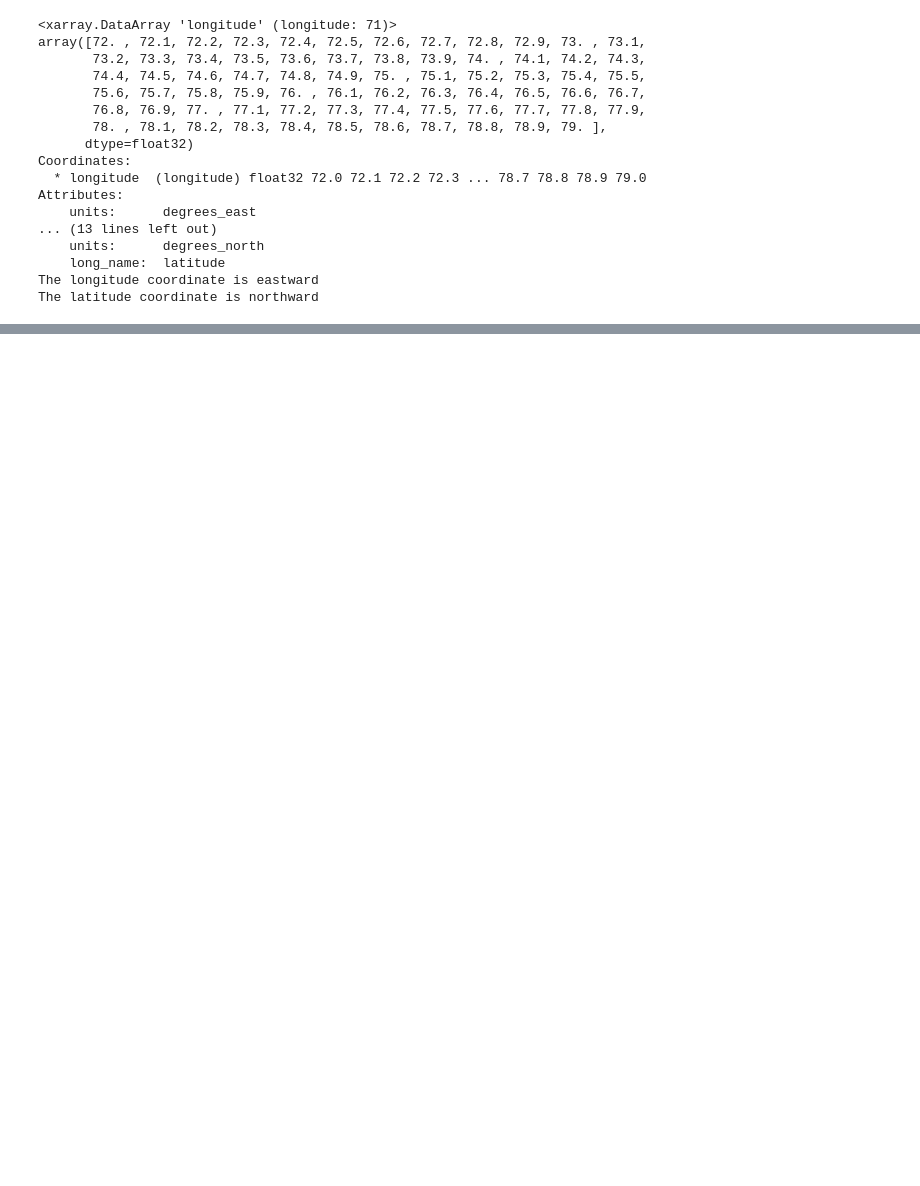
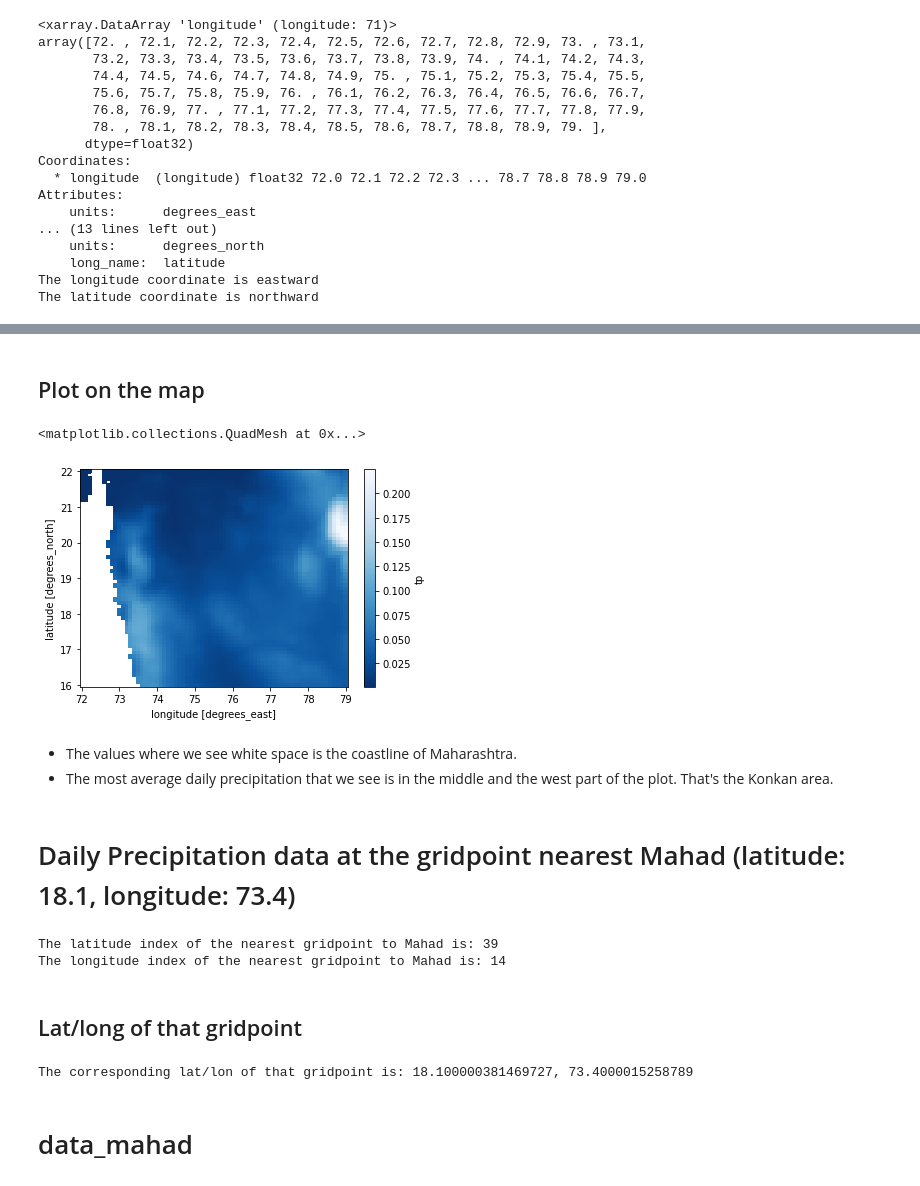
Before and after one commit to OmkarMehta/climate-data-science, a Jupyter notebook: Project/milestone2.ipynb, the cells around one changed output, grey strips where cells are left out. Drawn from its saved outputs; the diff is of its cells as text; code cells hidden in the pictures; blank space fills up the shorter version.

Commit message:
basic statistics, visualization

```diff
--- a/Project/milestone2.ipynb
+++ b/Project/milestone2.ipynb
@@ -146,0 +159,5 @@ The latitude coordinate is northward
+# %%
+# let's separate the data according to years
+data_2019 = data.sel(time=data.time.dt.year == 2019)
+data_2020 = data.sel(time=data.time.dt.year == 2020)
+data_2021 = data.sel(time=data.time.dt.year == 2021)
@@ -146,0 +252,4 @@ The latitude coordinate is northward
+# %%
+# Get the total precipitation data on July 22
+tp_2021 = data_2021.tp.sel(time=data_2021.time.dt.month == 7).sel(time=data_2021.time.dt.day == 22)
+tp_2021
@@ -146,0 +268,4 @@ The latitude coordinate is northward
+# %%
+# get the max daily precipitation for tp_2021
+tp_2021_max = tp_2021.max(dim='time')
+tp_2021_max
@@ -146,0 +290,37 @@ The latitude coordinate is northward
+# %% [markdown]
+## Plot on the map
+# %%
+tp_2021_max.plot(cmap='Blues_r')
+# %% [output]
+<matplotlib.collections.QuadMesh at 0x...>
+[figure, added]
+# %% [markdown]
+- The values where we see white space is the coastline of Maharashtra.
+- The most average daily precipitation that we see is in the middle and the west part of the plot. That's the Konkan area.
+# %% [markdown]
+# Daily Precipitation data at the gridpoint nearest Mahad (latitude: 18.1, longitude: 73.4)
+# %%
+lat = data.latitude.values
+lon = data.longitude.values
+# Find the indices of the nearest gridpoint to Mahad. Save these indices to new variables, and print out the values.
+lat_mahad = 18.1
+# longitude of mahad in eastward
+lon_mahad = 73.4
+# find the indices of the nearest gridpoint to mahad
+lat_ind = np.abs(lat - lat_mahad).argmin()
+lon_ind = np.abs(lon - lon_mahad).argmin()
+# print the values of the indices
+print(f"The latitude index of the nearest gridpoint to Mahad is: {lat_ind}")
+print(f"The longitude index of the nearest gridpoint to Mahad is: {lon_ind}")
+# %% [output]
+The latitude index of the nearest gridpoint to Mahad is: 39
+The longitude index of the nearest gridpoint to Mahad is: 14
+# %% [markdown]
+## Lat/long of that gridpoint
+# %%
+# Print the corresponding lat/lon of that gridpoint.
+print(f"The corresponding lat/lon of that gridpoint is: {lat[lat_ind]}, {lon[lon_ind]}")
+# %% [output]
+The corresponding lat/lon of that gridpoint is: 18.100000381469727, 73.4000015258789
+# %% [markdown]
+# data_mahad
```
Also changed, not shown: parts of 40 cells of this notebook.
